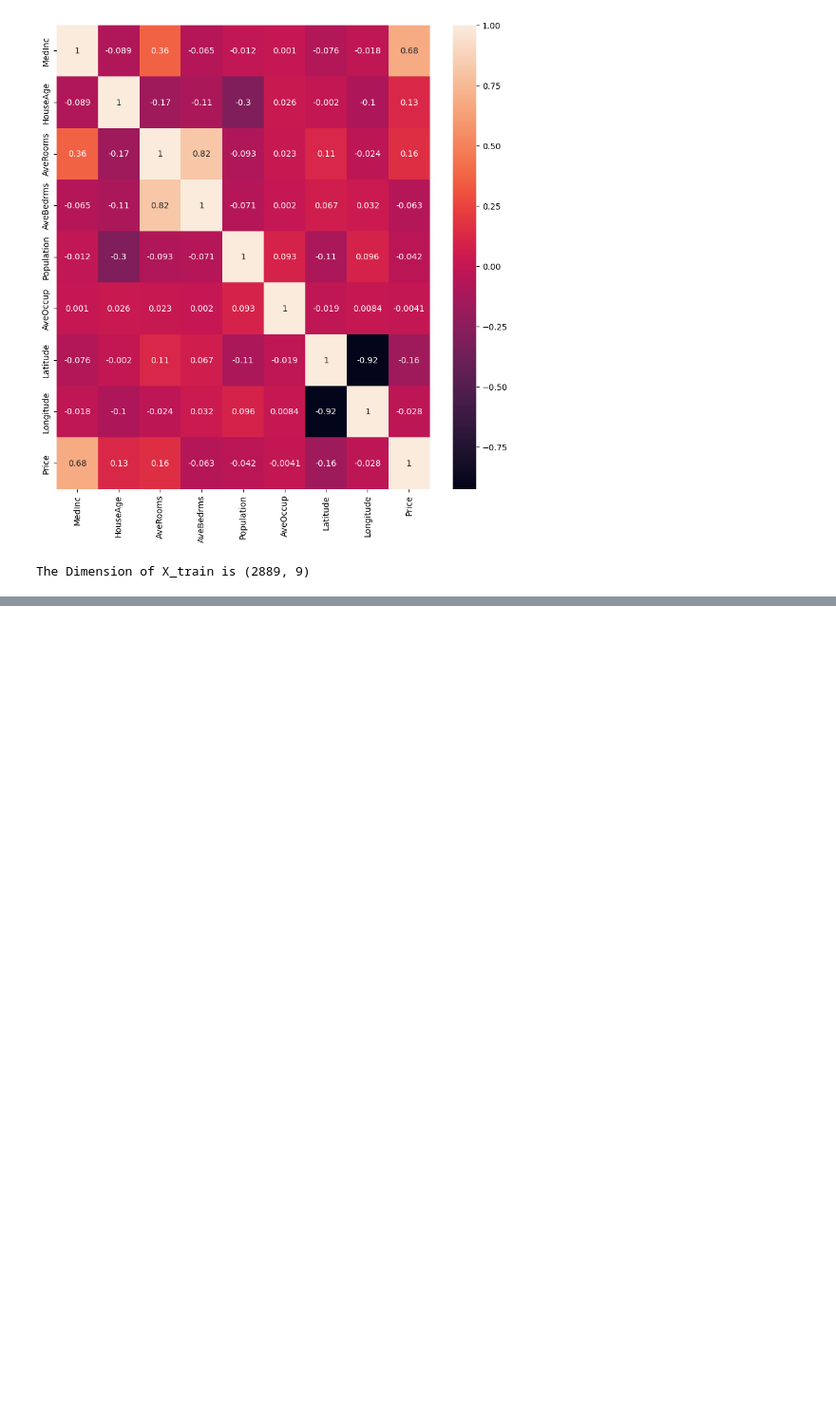
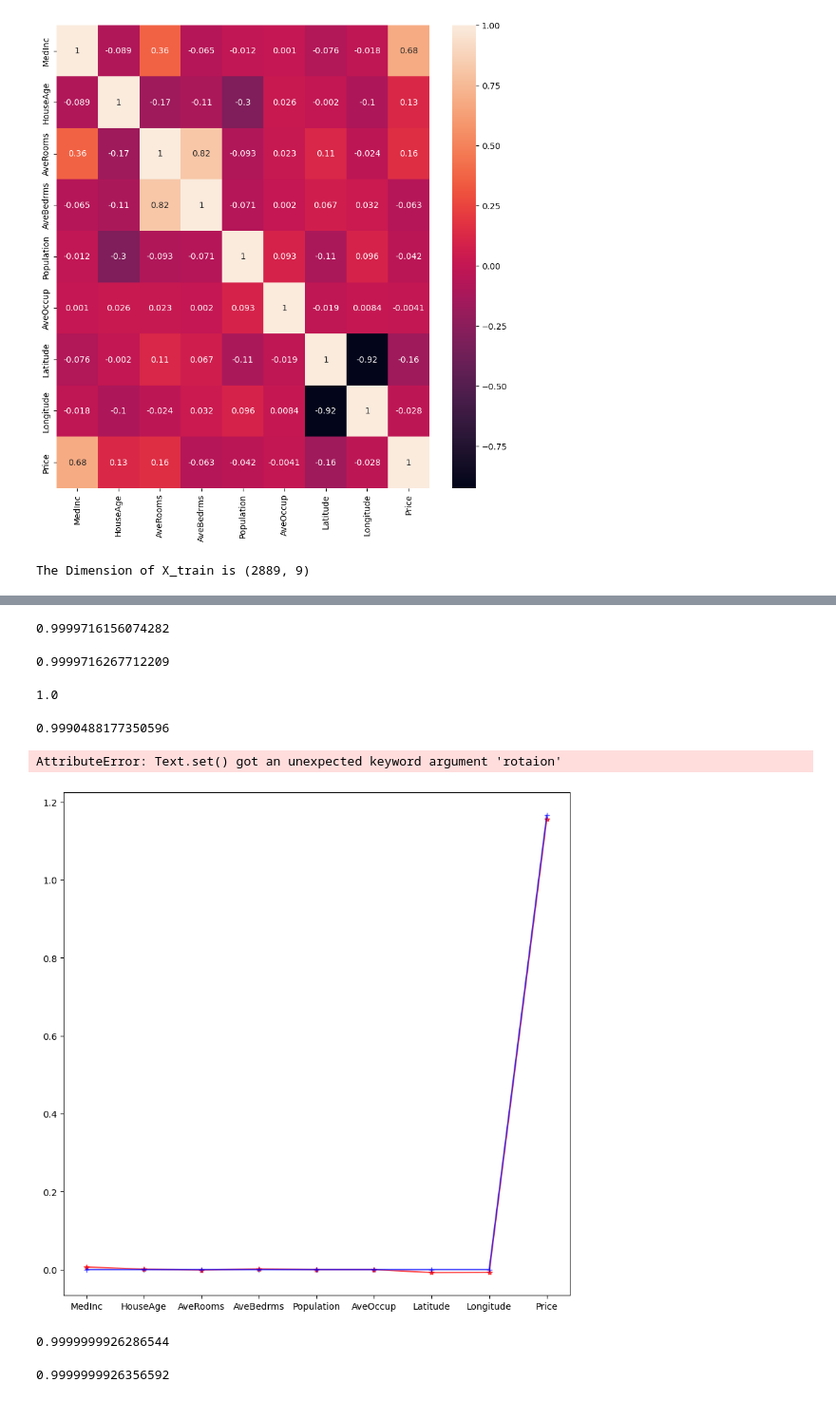
Before and after one commit to rohithmr12/CSM, a Jupyter notebook: 11-01.ipynb, the cells around one changed output, grey strips where cells are left out. Shown at 95% size. Cells and saved outputs as stored; diff of their text form; code cells hidden in the pictures; blank space fills up the shorter version.

```diff
--- a/11-01.ipynb
+++ b/11-01.ipynb
@@ -38,0 +59,5 @@ The Dimension of X_train is (2889, 9)
+# %%
+lr=LinearRegression()
+# %%
+lr.fit(X_train,y_train)
+lr.score(X_train,y_train)
@@ -38,0 +70,31 @@ The Dimension of X_train is (2889, 9)
+# %%
+ridgee=Ridge(alpha=10)
+lassor=Lasso(alpha=10)
+# %%
+ridgee.fit(X_train,y_train)
+ridgee.score(X_train,y_train)
+# %% [output]
+0.9999716156074282
+# %%
+ridgee.score(X_test,y_test)
+# %% [output]
+0.9999716267712209
+# %%
+lassor.fit(X_train,y_train)
+1+lassor.score(X_train,y_train)
+# %% [output]
+1.0
+# %%
+1+lassor.score(X_test,y_test)
+# %% [output]
+0.9990488177350596
+# %%
+plt.figure(figsize=(10,10))
+plt.plot(features,ridgee.coef_,alpha=0.7,marker="*",color='red',label="ridge")
+plt.plot(features,lr.coef_,alpha=0.7,marker="+",color='blue',label="linear regression")
+plt.xticks(rotaion=90)
+plt.legend()
+plt.show()
+# %% [output]
+AttributeError: Text.set() got an unexpected keyword argument 'rotaion'
+[figure, added]
@@ -38,0 +103,10 @@ The Dimension of X_train is (2889, 9)
+# %%
+lass=LassoCV(alphas=[0.0001,0.001,0.01,0.1,1,10],random_state=0)
+lass.fit(X_train,y_train)
+lass.score(X_test,y_test)
+# %% [output]
+0.9999999926286544
+# %%
+lass.score(X_train,y_train)
+# %% [output]
+0.9999999926356592
```
Also changed, not shown: parts of 7 cells of this notebook.
